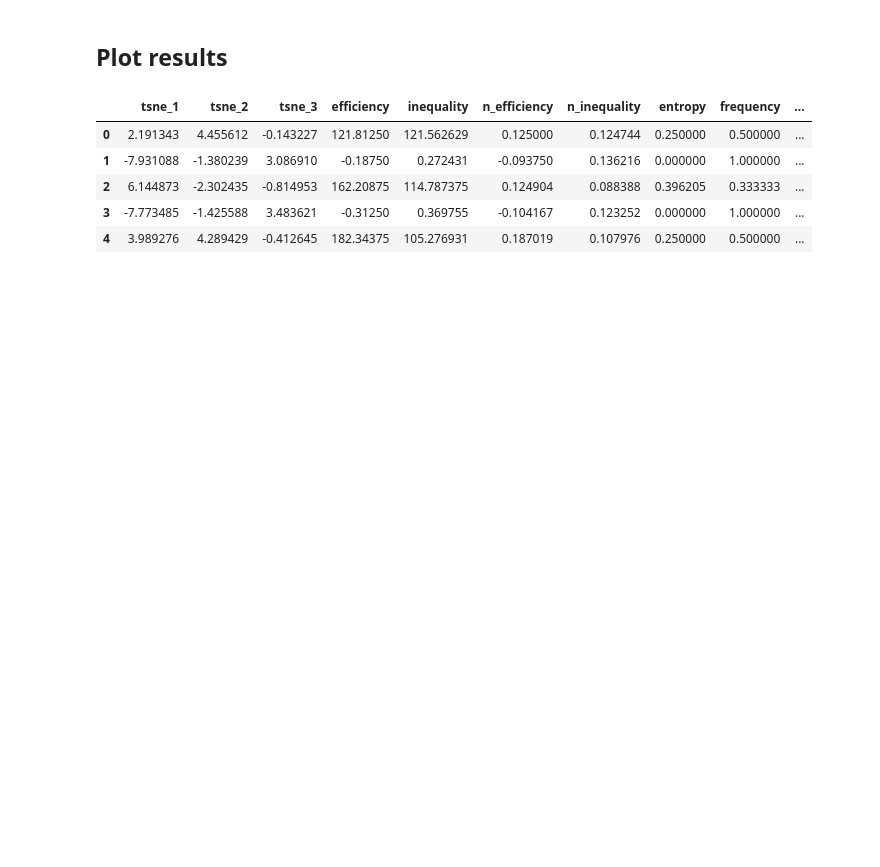
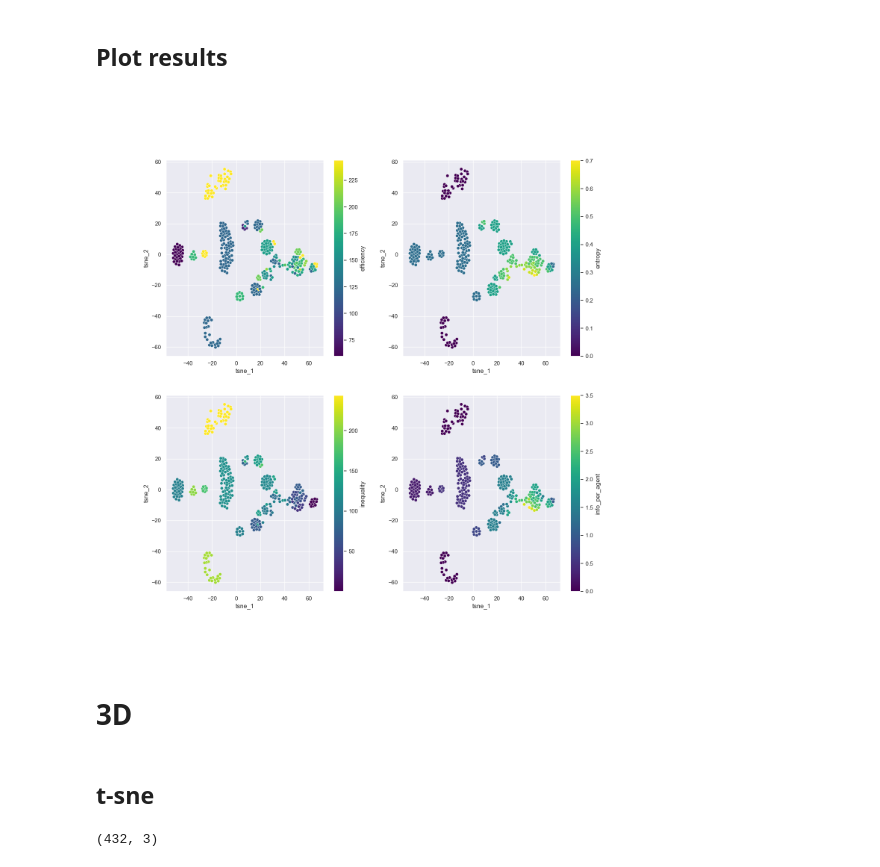
Before and after one commit to calvar/el_farol_agents, a Jupyter notebook: markov_fplay/TSNE.ipynb, the cells around one changed output. Saved outputs shown, nothing was run; the diff lists cells and outputs as text; code cells hidden in the pictures; blank space fills up the shorter version.

```diff
--- a/markov_fplay/TSNE.ipynb
+++ b/markov_fplay/TSNE.ipynb
@@ -86,0 +105,5 @@ tsne_result.shape
+# %%
+# Get t-sne embeding with 2 dimensions
+tsne = TSNE(2,perplexity=30)
+tsne_result = tsne.fit_transform(X_dat)
+tsne_result.shape
@@ -86,0 +112,4 @@ tsne_result.shape
+# %%
+df_tsne_res = pd.DataFrame({'tsne_1': tsne_result[:,0], 'tsne_2': tsne_result[:,1]})
+df_tsne_res = df_tsne_res.join(df)
+df_tsne_res.head()
@@ -87,13 +123,2 @@ tsne_result.shape
 # %% [markdown]
 ## Plot results
-# %%
-df_tsne_res = pd.DataFrame({'tsne_1': tsne_result[:,0], 'tsne_2': tsne_result[:,1], 'tsne_3': tsne_result[:,2]})
-df_tsne_res = df_tsne_res.join(df)
-df_tsne_res.head()
-# %% [output]
-|  | tsne_1 | tsne_2 | tsne_3 | efficiency | inequality | n_efficiency | n_inequality | entropy | frequency | ... |
-| 0 | 2.191343 | 4.455612 | -0.143227 | 121.81250 | 121.562629 | 0.125000 | 0.124744 | 0.250000 | 0.500000 | ... |
-| 1 | -7.931088 | -1.380239 | 3.086910 | -0.18750 | 0.272431 | -0.093750 | 0.136216 | 0.000000 | 1.000000 | ... |
-| 2 | 6.144873 | -2.302435 | -0.814953 | 162.20875 | 114.787375 | 0.124904 | 0.088388 | 0.396205 | 0.333333 | ... |
-| 3 | -7.773485 | -1.425588 | 3.483621 | -0.31250 | 0.369755 | -0.104167 | 0.123252 | 0.000000 | 1.000000 | ... |
-| 4 | 3.989276 | 4.289429 | -0.412645 | 182.34375 | 105.276931 | 0.187019 | 0.107976 | 0.250000 | 0.500000 | ... |
@@ -122,0 +125,48 @@ df_tsne_res.head()
+# %%
+#2D plots
+fig1, axis = plt.subplots(nrows=2, ncols=2, figsize=(15,15))
+
+ax1 = sns.scatterplot(data=df_tsne_res, ax=axis[0][0], x='tsne_1', y='tsne_2', hue=lab1, palette='viridis')
+norm1 = plt.Normalize(df_tsne_res[lab1].min(), df_tsne_res[lab1].max())
+sm1 = plt.cm.ScalarMappable(cmap="viridis", norm=norm1)
+sm1.set_array([])
+ax1.get_legend().remove()
+cb1 = plt.colorbar(mappable=sm1, ax=ax1)
+cb1.set_label(lab1)
+
+ax2 = sns.scatterplot(data=df_tsne_res, ax=axis[0][1], x='tsne_1', y='tsne_2', hue=lab2, palette='viridis')
+norm2 = plt.Normalize(df_tsne_res[lab2].min(), df_tsne_res[lab2].max())
+sm2 = plt.cm.ScalarMappable(cmap="viridis", norm=norm2)
+sm2.set_array([])
+ax2.get_legend().remove()
+cb2 = plt.colorbar(mappable=sm2, ax=ax2)
+cb2.set_label(lab2)
+
+ax3 = sns.scatterplot(data=df_tsne_res, ax=axis[1][0], x='tsne_1', y='tsne_2', hue=lab3, palette='viridis')
+norm3 = plt.Normalize(df_tsne_res[lab3].min(), df_tsne_res[lab3].max())
+sm3 = plt.cm.ScalarMappable(cmap="viridis", norm=norm3)
+sm3.set_array([])
+ax3.get_legend().remove()
+cb3 = plt.colorbar(mappable=sm3, ax=ax3)
+cb3.set_label(lab3)
+
+ax4 = sns.scatterplot(data=df_tsne_res, ax=axis[1][1], x='tsne_1', y='tsne_2', hue=lab4, palette='viridis')
+norm4 = plt.Normalize(df_tsne_res[lab4].min(), df_tsne_res[lab4].max())
+sm4 = plt.cm.ScalarMappable(cmap="viridis", norm=norm4)
+sm4.set_array([])
+ax4.get_legend().remove()
+cb4 = plt.colorbar(mappable=sm4, ax=ax4)
+cb4.set_label(lab4)
+# %% [output]
+[figure, added]
+# %% [markdown]
+# 3D
+# %% [markdown]
+## t-sne
+# %%
+# Get t-sne embeding with 3 dimensions
+tsne3 = TSNE(3,perplexity=30)
+tsne_result3 = tsne3.fit_transform(X_dat)
+tsne_result3.shape
+# %% [output]
+(432, 3)
```
Also changed, not shown: parts of 19 cells of this notebook.
